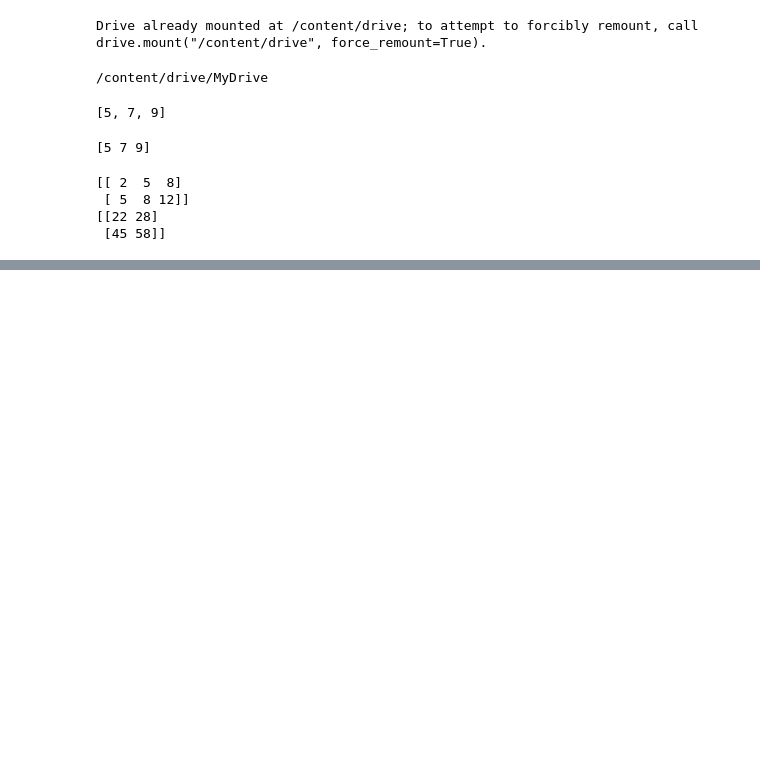
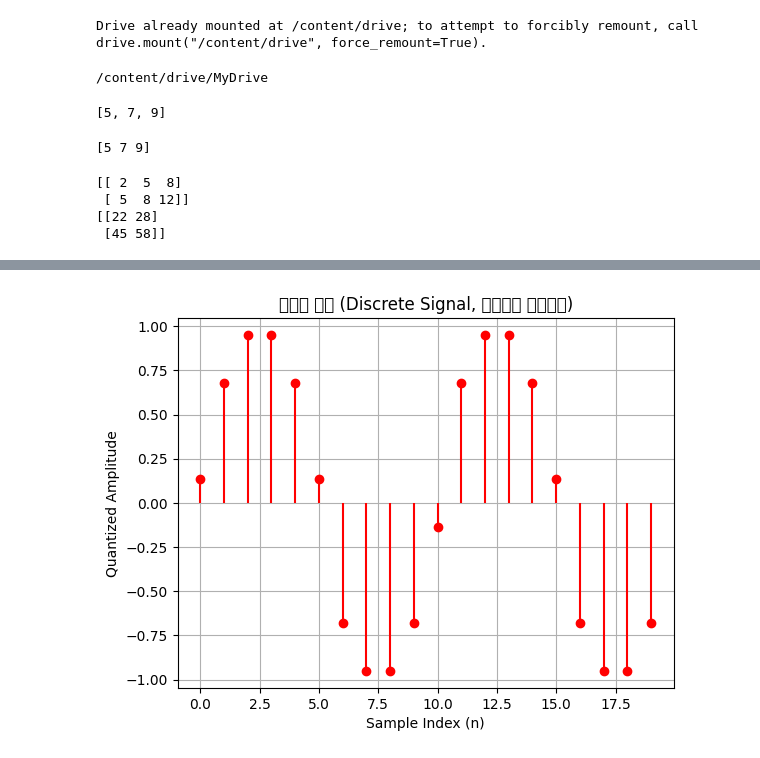
Before and after one commit to minyoung0416/Digital-signal-processing-class, a Jupyter notebook: Digital_signal_processing.ipynb, the cells around one changed output, grey strips where cells are left out. Drawn from its saved outputs; the diff is of its cells as text; code cells hidden in the pictures; blank space fills up the shorter version.

```diff
--- a/Digital_signal_processing.ipynb
+++ b/Digital_signal_processing.ipynb
@@ -104,0 +132,21 @@ print(A @ B.T) #행렬 곱셈 + 전치 행렬
+# %%
+def quantize(signal, levels):
+  min_val = np.min(signal)
+  max_val = np.max(signal)
+  step = (max_val - min_val) / (levels - 1)
+  quantized = np.round((signal - min_val) / step) * step + min_val
+  return quantized
+
+n = np.arange(0, 20)
+x = np.sin(2 * np.pi * 0.1 * n)
+
+xq = quantize(x, levels= 8)
+
+plt.stem(n, xq, basefmt = " ", linefmt='r', markerfmt='ro')
+plt.title("디지털 신호 (Discrete Signal, 양자화된 이산신호)")
+plt.xlabel("Sample Index (n)")
+plt.ylabel("Quantized Amplitude")
+plt.grid(True)
+plt.show()
+# %% [output]
+[figure, added]
```
Also changed, not shown: parts of 2 cells of this notebook.
